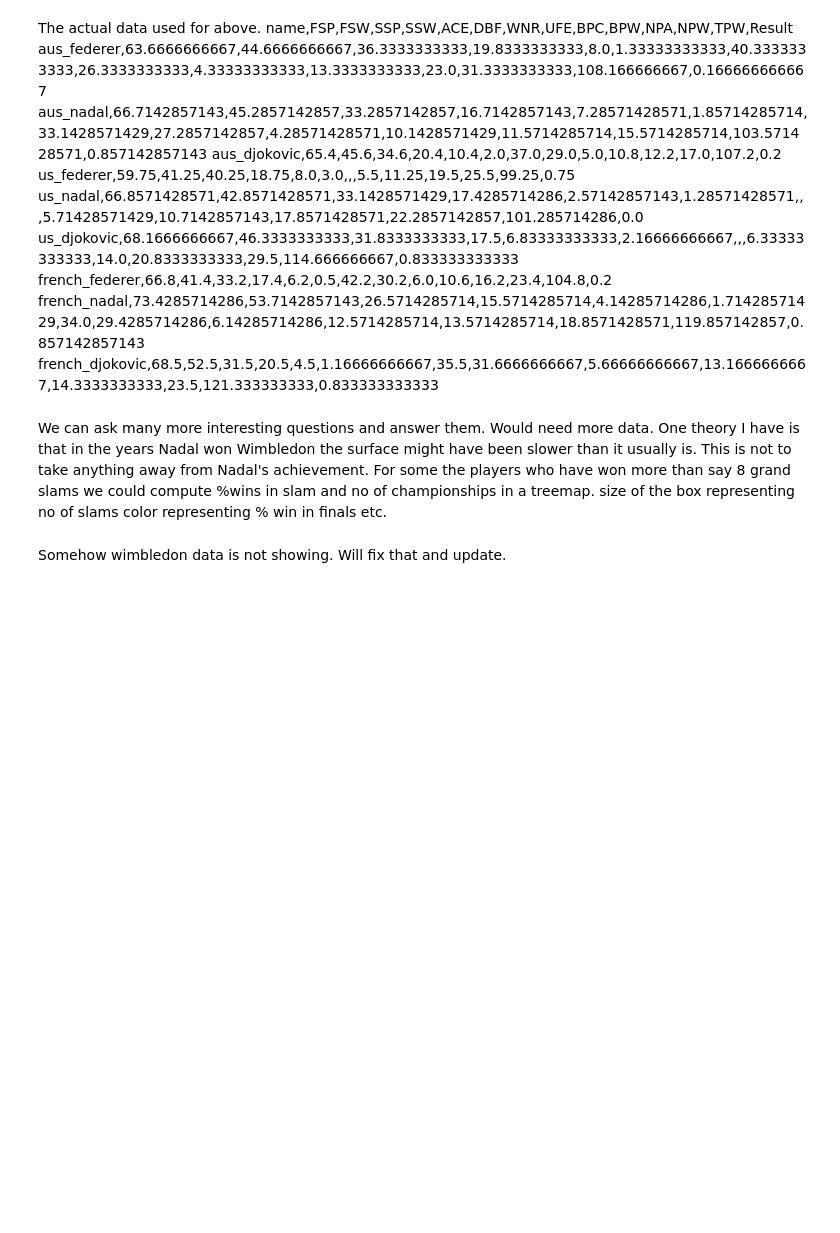
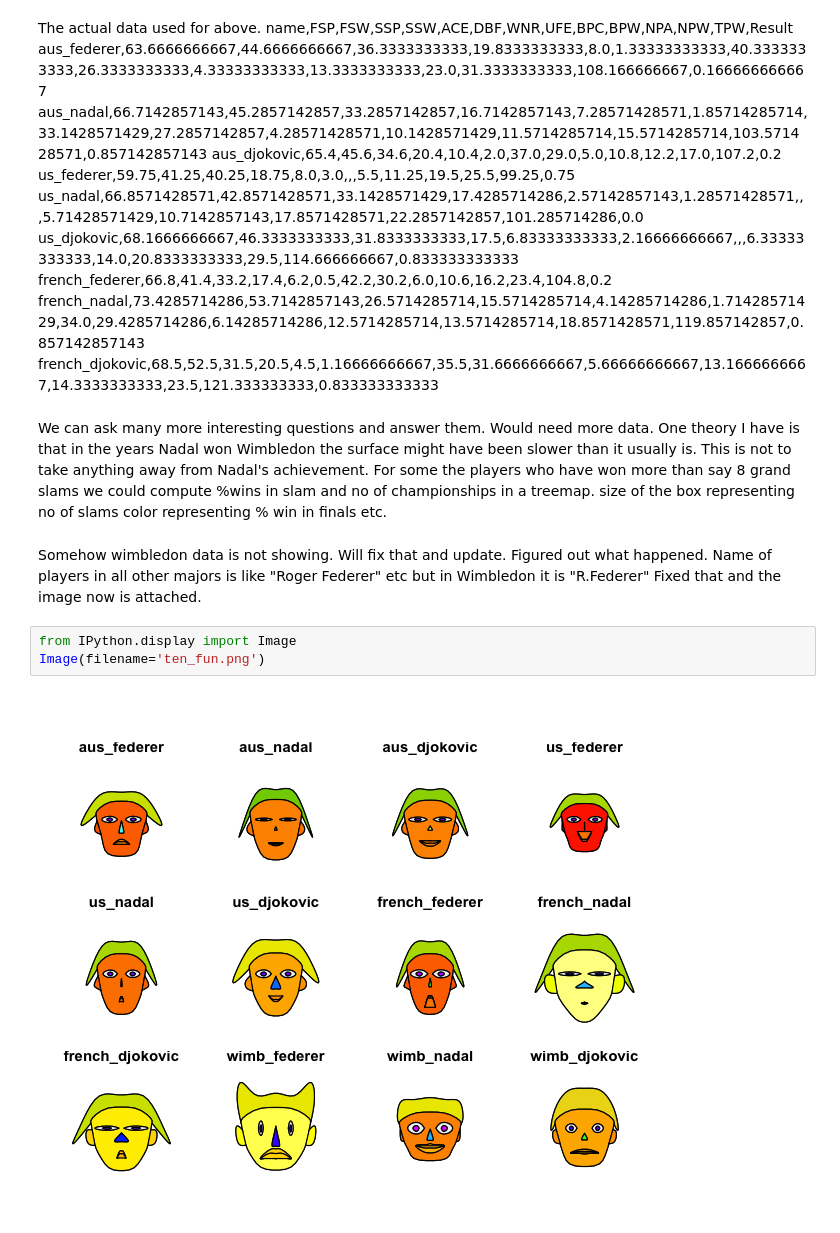
Before and after one commit to pvenka/Bounty-Tennis, a Jupyter notebook: tennis_a.ipynb, the cells around one changed output. Cells and saved outputs as stored; diff of their text form; blank space fills up the shorter version.

Commit message:
fixed problem with wimbledon data for chernoff faces.

```diff
--- a/tennis_a.ipynb
+++ b/tennis_a.ipynb
@@ -1218,5 +1218,10 @@ french_djokovic,68.5,52.5,31.5,20.5,4.5,1.16666666667,35.5,31.6666666667,5.66666
 We can ask many more interesting questions and answer them. Would need more data.
 One theory I have is that in the years Nadal won Wimbledon the surface might have been slower than it usually is. This is not to take anything away from Nadal's achievement.
 For some the players who have won more than say 8 grand slams we could compute %wins in slam and no of championships in a treemap. size of the box representing no of slams color representing % win in finals etc.
-# %% [markdown]
-Somehow wimbledon data is not showing. Will fix that and update.
+# %% [markdown]
+Somehow wimbledon data is not showing. Will fix that and update. Figured out what happened. Name of players in all other majors is like "Roger Federer" etc but in Wimbledon it is "R.Federer" Fixed that and the image now is attached.
+# %%
+from IPython.display import Image
+Image(filename='ten_fun.png')
+# %% [output]
+[figure, added]
```
Also changed, not shown: 1 other file.
